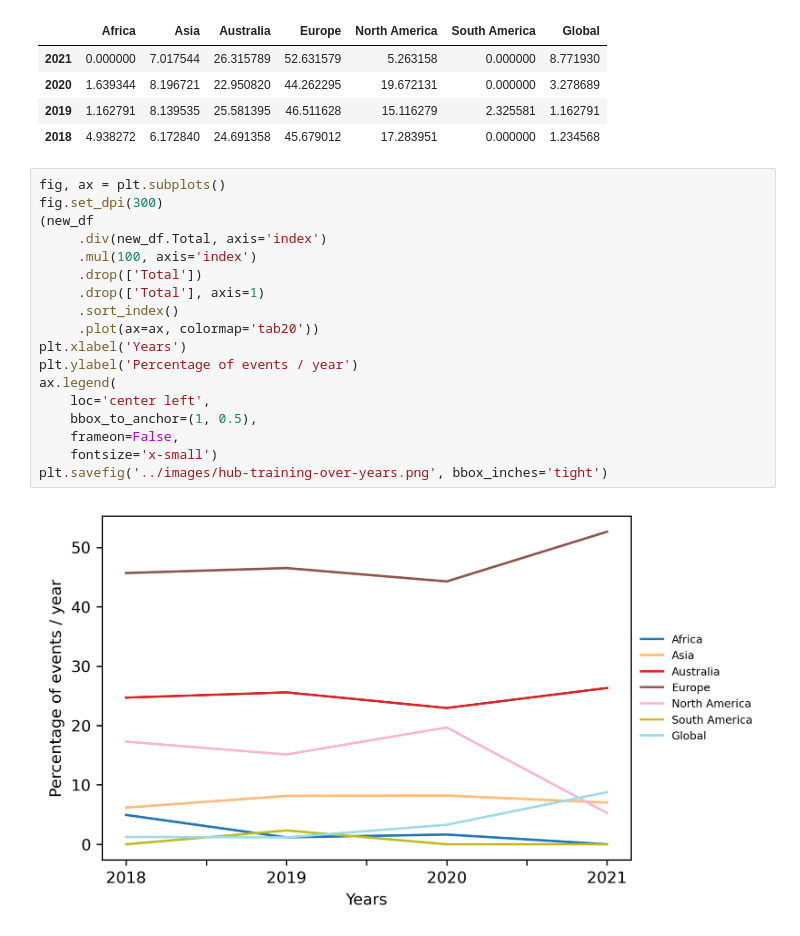
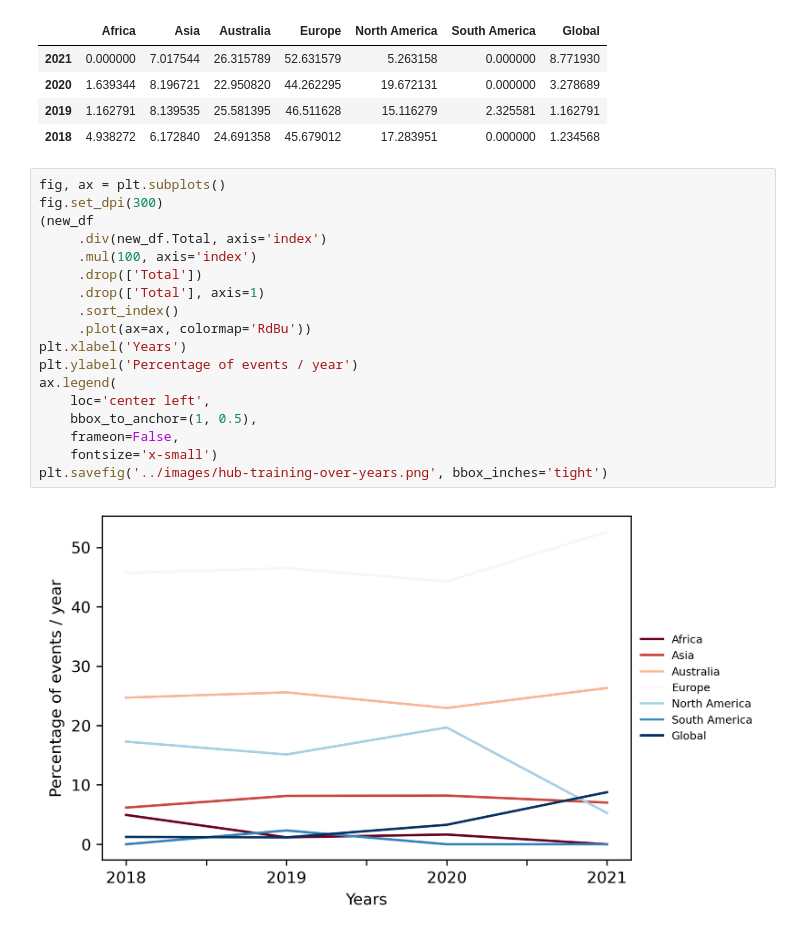
Before and after one commit to galaxyproject/GTN-community-paper-2020, a Jupyter notebook: src/analyze_hub_training_events.ipynb, the cells around one changed output. Drawn from its saved outputs; the diff is of its cells as text.

```diff
--- a/src/analyze_hub_training_events.ipynb
+++ b/src/analyze_hub_training_events.ipynb
@@ -84,20 +84,20 @@ plt.savefig('../images/hub-training-per-year.png', bbox_inches='tight')
 # %%
 fig, ax = plt.subplots()
 fig.set_dpi(300)
 (new_df
      .div(new_df.Total, axis='index')
      .mul(100, axis='index')
      .drop(['Total'])
      .drop(['Total'], axis=1)
      .sort_index()
-     .plot(ax=ax, colormap='tab20'))
+     .plot(ax=ax, colormap='RdBu'))
 plt.xlabel('Years')
 plt.ylabel('Percentage of events / year')
 ax.legend(
     loc='center left',
     bbox_to_anchor=(1, 0.5),
     frameon=False,
     fontsize='x-small')
 plt.savefig('../images/hub-training-over-years.png', bbox_inches='tight')
 # %% [output]
-[figure, old version]
+[figure, new version]
```
Also changed, not shown: parts of 1 cell of this notebook, 16 other files.
